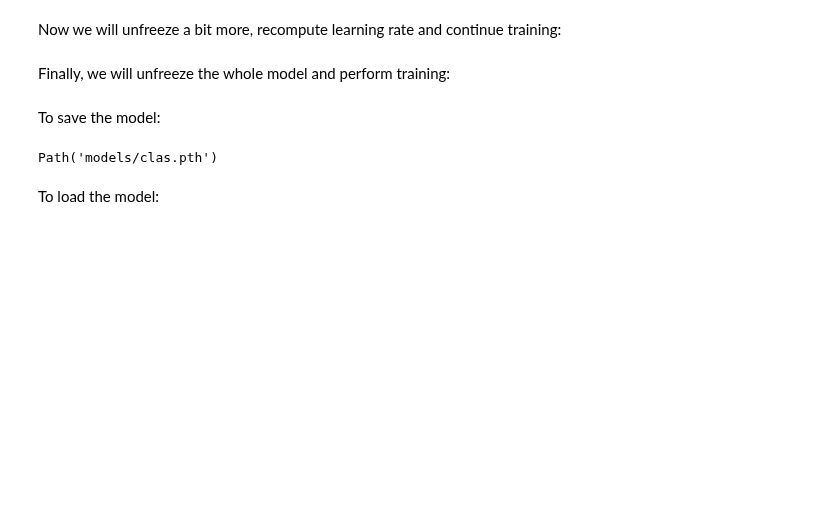
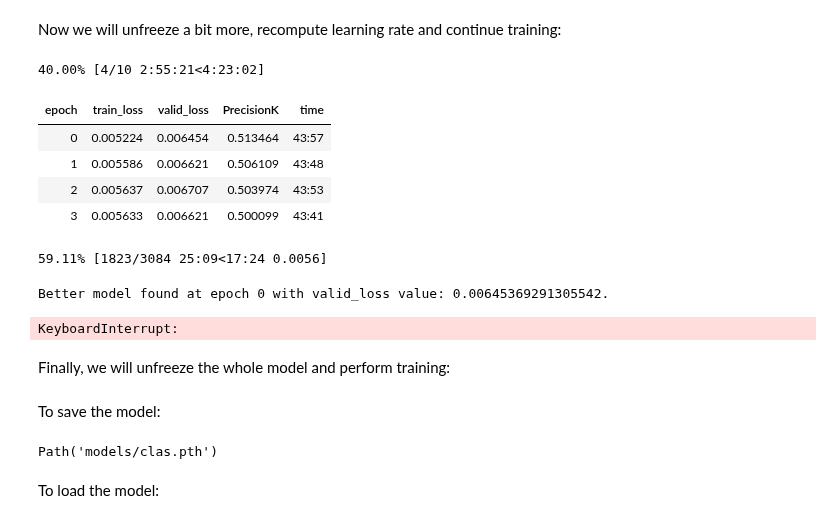
Before and after one commit to debjyotiSRoy/xcube_old, a Jupyter notebook: nbs/examples/mimic/mimic3-9k_full.ipynb, the cells around one changed output. Cells and saved outputs as stored; diff of their text form; code cells hidden in the pictures; blank space fills up the shorter version.

```diff
--- a/nbs/examples/mimic/mimic3-9k_full.ipynb
+++ b/nbs/examples/mimic/mimic3-9k_full.ipynb
@@ -555,0 +594,3 @@ learn.fit_one_cycle(6, lr_max=lr_min, moms=(0,8,0.7,0.8), wd=0.1,
+# %%
+learn.fit_one_cycle(6, lr_max=1e-3, moms=(0.8,0.7,0.8), wd=0.1,
+                    cbs=SaveModelCallback(fname=file_prefix+'_clas'))
@@ -559,7 +605,17 @@ Now we will unfreeze a bit more, recompute learning rate and continue training:
 learn.freeze_to(-3)
 # %%
 learn.fit_one_cycle(10, lr_max=1e-3, moms=(0.8,0.7,0.8), wd=0.2,
-                   cbs=SaveModelCallback(fname='clas'))
+                   cbs=SaveModelCallback(fname=file_prefix+'_clas2'))
+# %% [output]
+40.00% [4/10 2:55:21<4:23:02]
+| epoch | train_loss | valid_loss | PrecisionK | time |
+| 0 | 0.005224 | 0.006454 | 0.513464 | 43:57 |
+| 1 | 0.005586 | 0.006621 | 0.506109 | 43:48 |
+| 2 | 0.005637 | 0.006707 | 0.503974 | 43:53 |
+| 3 | 0.005633 | 0.006621 | 0.500099 | 43:41 |
+59.11% [1823/3084 25:09<17:24 0.0056]
+Better model found at epoch 0 with valid_loss value: 0.00645369291305542.
+KeyboardInterrupt:
 # %% [markdown]
 Finally, we will unfreeze the whole model and perform training:
 # %%
```
Also changed, not shown: parts of 26 cells of this notebook, 5 other files.
